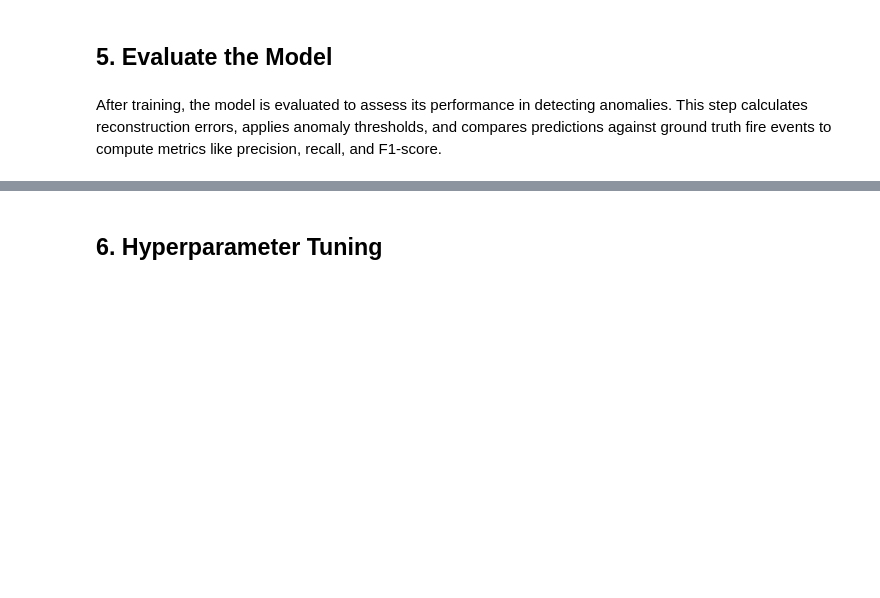
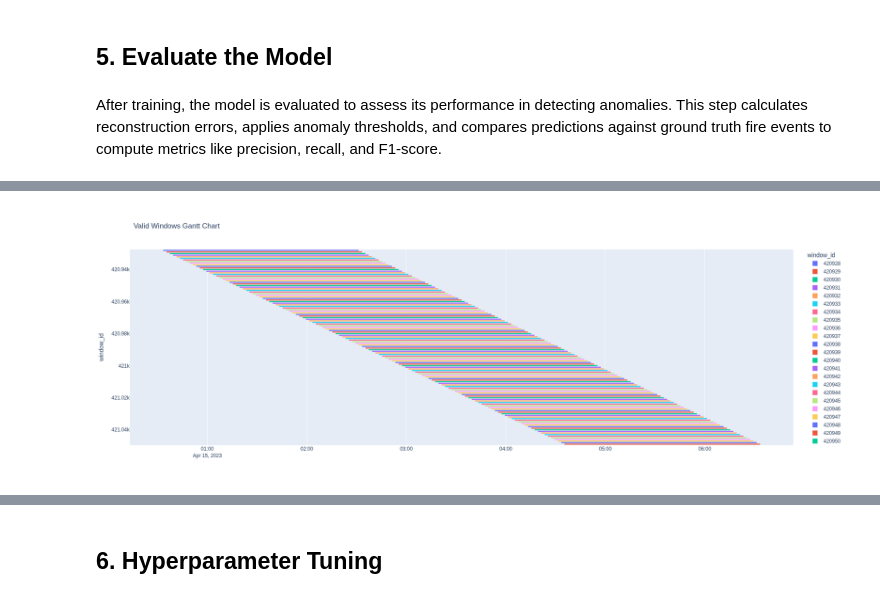
Before and after one commit to rmukhia/fire-detection, a Jupyter notebook: ForestFireDetection.ipynb, the cells around one changed output, grey strips where cells are left out. Drawn from its saved outputs; the diff is of its cells as text; code cells hidden in the pictures; blank space fills up the shorter version.

```diff
--- a/ForestFireDetection.ipynb
+++ b/ForestFireDetection.ipynb
@@ -160,3 +234,26 @@ evaluator.evaluate_model(True)
+# %%
+import plotly.express as px
+
+# Ensure your start/end columns are datetime
+data['window_start'] = pd.to_datetime(data['window_start'])
+data['window_end'] = pd.to_datetime(data['window_end'])
+# Convert window_id to categorical
+data['window_id'] = data['window_id'].astype('category')
+
+fig = px.timeline(
+    data,
+    x_start="window_start",
+    x_end="window_end",
+    y="window_id",          # Each window_id on its own row
+    color="window_id",      # Optional: color by window_id
+    title="Valid Windows Gantt Chart"
+)
+
+fig.update_yaxes(autorange="reversed")  # So earliest window is at the top
+fig.update_layout(height=640, width=800)
+fig.show()
+# %% [output]
+[figure, added]
 # %%
 SKIP_CLUSTERING = False
 
```
Also changed, not shown: parts of 8 cells of this notebook, 13 other files.
